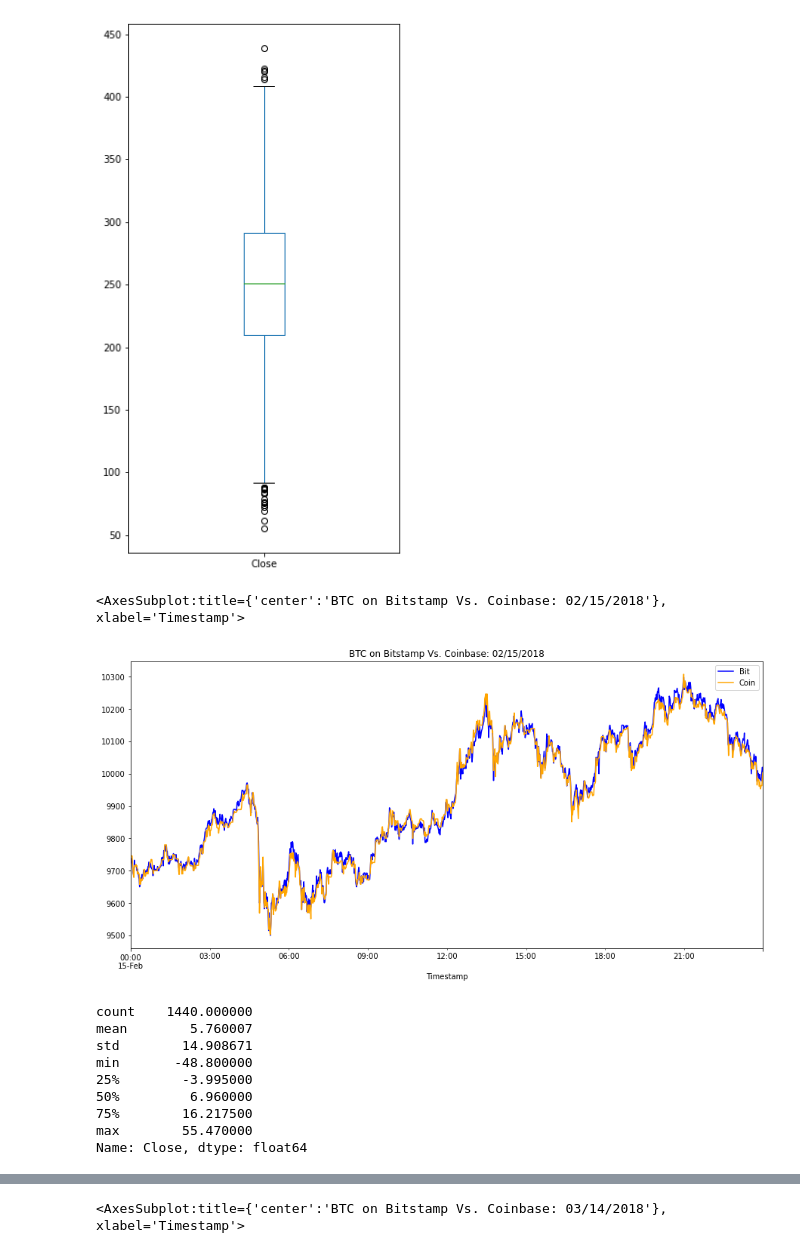
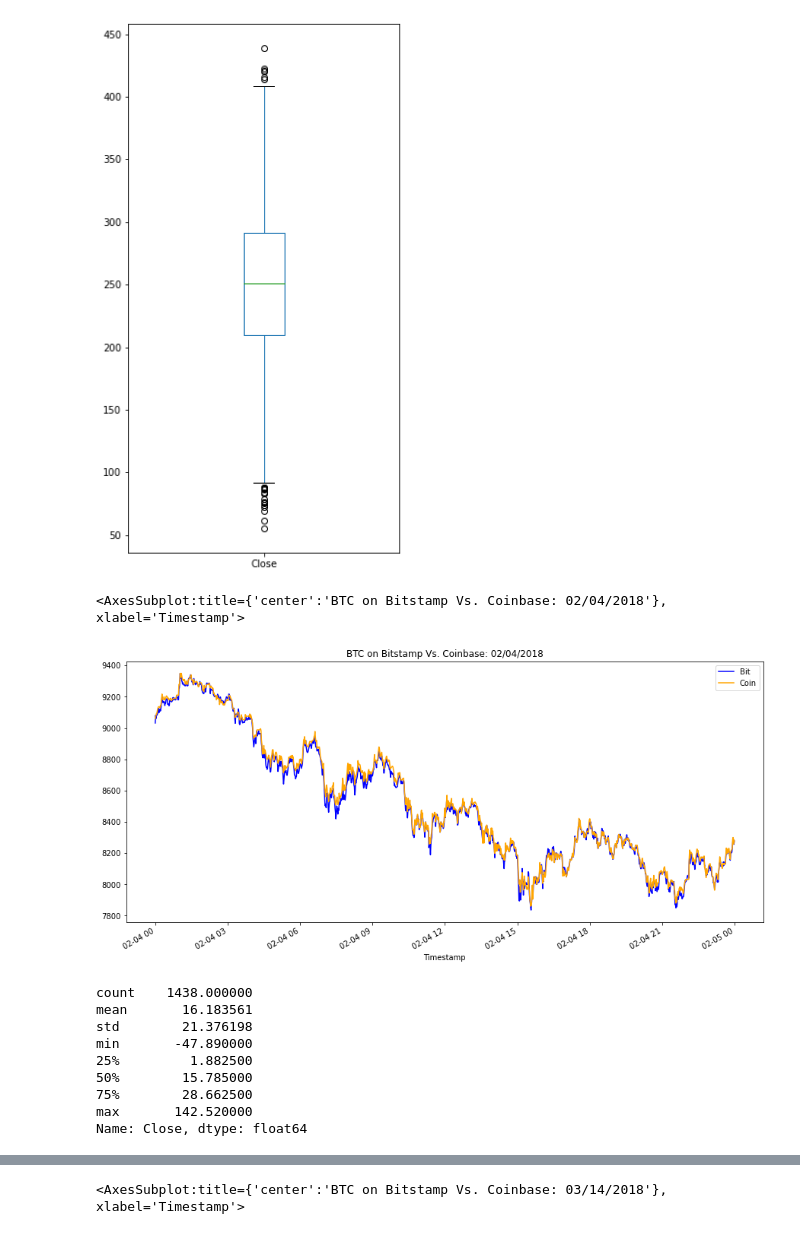
Before and after one commit to jake-viss/UW_Fintech_Challenge_3, a Jupyter notebook: crypto_arbitrage.ipynb, the cells around one changed output, grey strips where cells are left out. Saved outputs shown, nothing was run; the diff lists cells and outputs as text; code cells hidden in the pictures.

```diff
--- a/crypto_arbitrage.ipynb
+++ b/crypto_arbitrage.ipynb
@@ -374,27 +374,27 @@ arbitrage_spread_early.plot(figsize=(5,10), kind="box")
 # %%
 # Create an overlay plot that visualizes the two dataframes over a period of one day from the middle of the dataset.
 # Be sure that the plots include the parameters `legend`, `figsize`, `title`, `color` and `label`
-bitstamp_sliced["Close"].loc["2018-02-15"].plot(legend=True, figsize=(15,7), title="BTC on Bitstamp Vs. Coinbase: 02/15/2018", color="blue", label="Bit")
-coinbase_sliced["Close"].loc["2018-02-15"].plot(legend=True, figsize=(15,7), color="orange", label="Coin")
+bitstamp_sliced["Close"].loc["2018-02-04"].plot(legend=True, figsize=(15,7), title="BTC on Bitstamp Vs. Coinbase: 02/04/2018", color="blue", label="Bit")
+coinbase_sliced["Close"].loc["2018-02-04"].plot(legend=True, figsize=(15,7), color="orange", label="Coin")
 # %% [output]
-<AxesSubplot:title={'center':'BTC on Bitstamp Vs. Coinbase: 02/15/2018'}, xlabel='Timestamp'>
+<AxesSubplot:title={'center':'BTC on Bitstamp Vs. Coinbase: 02/04/2018'}, xlabel='Timestamp'>
-[figure, old version]
+[figure, new version]
 # %%
 # Using the date in the middle that you have selected, calculate the arbitrage spread
 # by subtracting the bitstamp lower closing prices from the coinbase higher closing prices
-arbitrage_spread_middle = bitstamp_sliced["Close"].loc["2018-02-15"] - coinbase_sliced["Close"].loc["2018-02-15"]
+arbitrage_spread_middle = coinbase_sliced["Close"].loc["2018-02-04"] - bitstamp_sliced["Close"].loc["2018-02-04"]
 
 # Generate summary statistics
 arbitrage_spread_middle.describe()
 # %% [output]
-count    1440.000000
-mean        5.760007
-std        14.908671
-min       -48.800000
-25%        -3.995000
-50%         6.960000
-75%        16.217500
-max        55.470000
+count    1438.000000
+mean       16.183561
+std        21.376198
+min       -47.890000
+25%         1.882500
+50%        15.785000
+75%        28.662500
+max       142.520000
 Name: Close, dtype: float64
 # %%
 # Visualize the arbitrage spread from the middle of the dataset in a box plot
```
Also changed, not shown: parts of 21 cells of this notebook.
